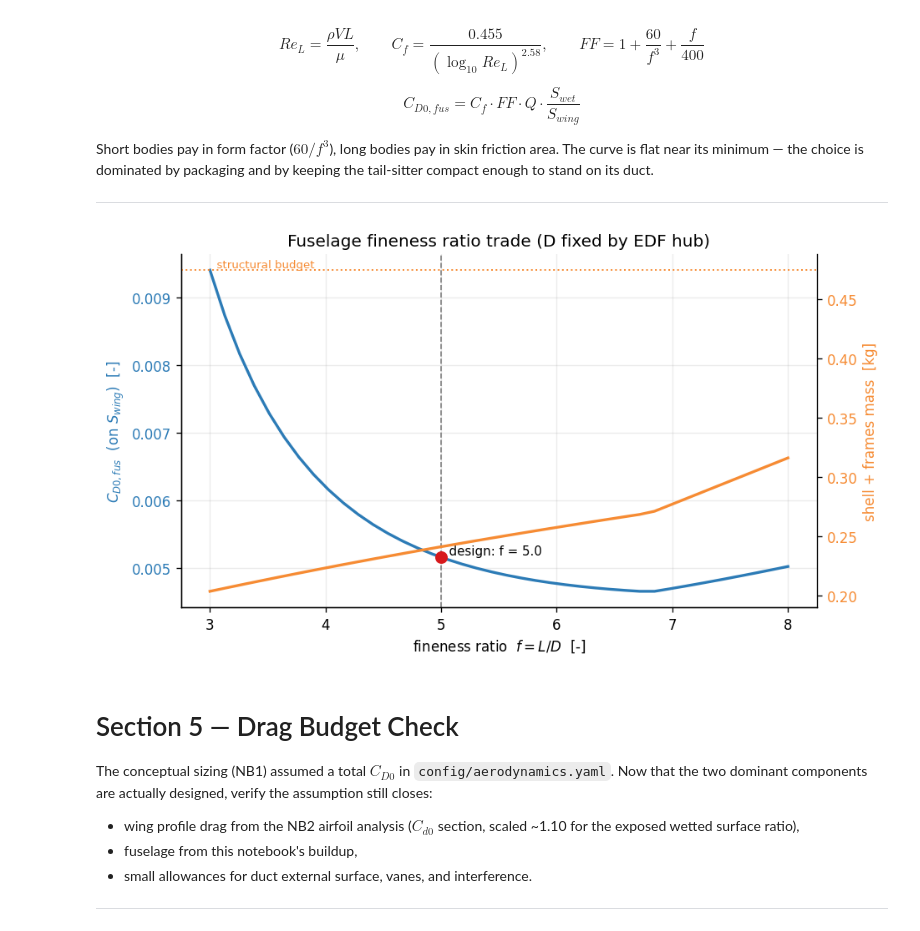
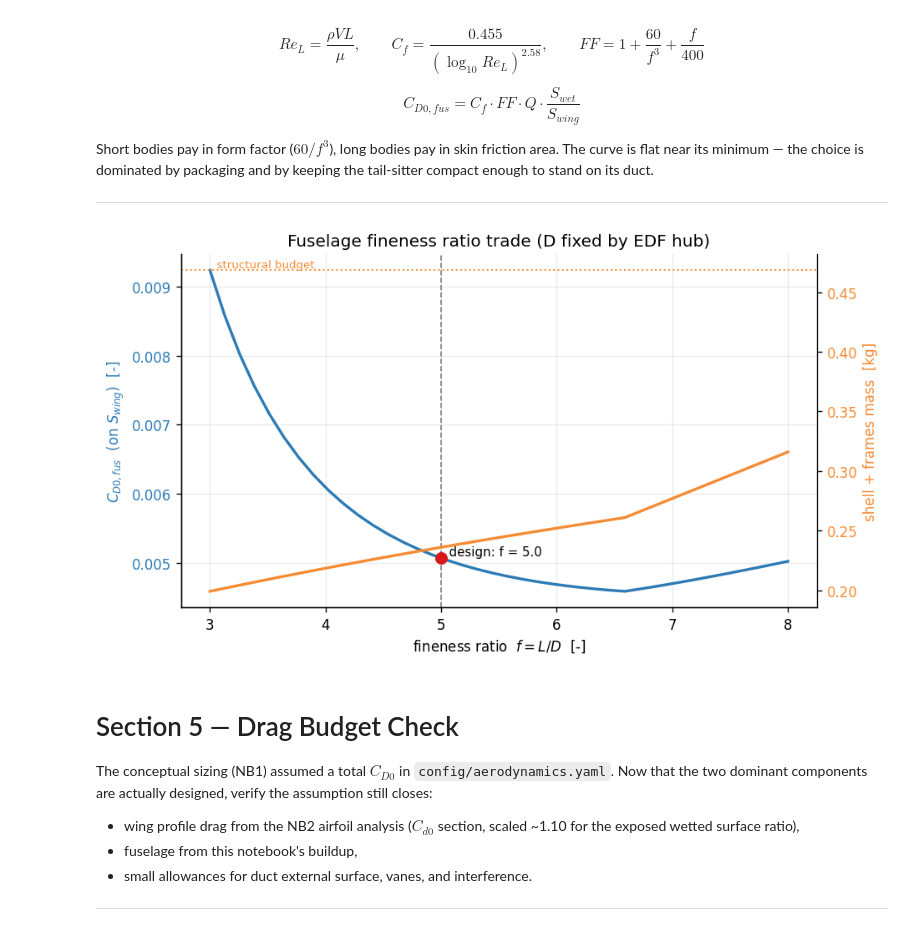
Before and after one commit to onurtuncer/vbat-uav-notebooks, a Jupyter notebook: notebooks/fuselage_design.ipynb, the cells around one changed output. Drawn from its saved outputs; the diff is of its cells as text; code cells hidden in the pictures.

```diff
--- a/notebooks/fuselage_design.ipynb
+++ b/notebooks/fuselage_design.ipynb
@@ -125,11 +127,15 @@ with open(OUT_PATH / "airfoil.yaml", "r") as f:
     af = yaml.safe_load(f)
 with open(OUT_PATH / "control_vanes.yaml", "r") as f:
     vanes = yaml.safe_load(f)
+with open(OUT_PATH / "aileron.yaml", "r") as f:
+    ail = yaml.safe_load(f)
 
 MTOW_kg      = result.m_total_kg
 chord_mean_m = result.wing.chord_mean
 S_wing       = result.wing.S_wing
 R_hub_m      = vanes["R_hub_m"]
+m_aileron_servo_kg   = ail["servo_mass_kg_each"]   * ail["n_ailerons"]
+m_aileron_linkage_kg = ail["linkage_mass_kg_each"] * ail["n_ailerons"]
 
 print(f"Converged MTOW : {MTOW_kg:.3f} kg")
 print(f"Battery        : {result.m_battery_kg:.3f} kg")
@@ -138,6 +144,8 @@ print(f"Avionics       : {result.m_avionics_kg:.3f} kg")
 print(f"D_rotor        : {rotor.D_rotor_m*1e3:.0f} mm   EDF hub radius : {R_hub_m*1e3:.1f} mm")
 print(f"Wing           : S = {S_wing:.4f} m^2,  b = {result.wing.b_wing:.3f} m,  MAC = {chord_mean_m*1e3:.1f} mm")
 print(f"Wing airfoil   : {af['designation']}")
+print(f"Aileron hw     : {(m_aileron_servo_kg + m_aileron_linkage_kg)*1e3:.1f} g "
+      f"(NB4 -- {ail['n_ailerons']} x servo + linkage)")
 # %% [output]
 Converged MTOW : 2.502 kg
 Battery        : 0.626 kg
@@ -242,6 +251,8 @@ fus = size_fuselage(
     S_vane_m2       = vanes["S_vane_m2"],
     hinge_xc        = vanes["hinge_xc"],
     chord_mean_m    = chord_mean_m,
+    m_aileron_servo_kg   = m_aileron_servo_kg,
+    m_aileron_linkage_kg = m_aileron_linkage_kg,
     V_cruise        = mission.V_cruise,
     rho             = env.rho,
     S_wing          = S_wing,
@@ -298,38 +309,41 @@ for fr in FR_sweep:
         R_hub_m=R_hub_m, D_rotor_m=rotor.D_rotor_m, c_vane_m=vanes["c_vane_m"],
         n_vanes=vanes["n_vanes"], S_vane_m2=vanes["S_vane_m2"],
         hinge_xc=vanes["hinge_xc"],
-        chord_mean_m=chord_mean_m, V_cruise=mission.V_cruise, rho=env.rho,
+        chord_mean_m=chord_mean_m,
+        m_aileron_servo_kg=m_aileron_servo_kg,
+        m_aileron_linkage_kg=m_aileron_linkage_kg,
+        V_cruise=mission.V_cruise, rho=env.rho,
         S_wing=S_wing, p=p_i,
     )
     cd0_sweep.append(f_i.CD0_fus)
     mshell_sweep.append(f_i.m_shell_kg)
 
 fig, ax1 = plt.subplots(figsize=(8, 4.5))
 ax1.plot(FR_sweep, cd0_sweep, color=C[0], lw=2, label=r"$C_{D0,fus}$")
 ax1.axvline(fus_p.fineness_ratio, color="gray", ls="--", lw=1)
 ax1.plot([fus.fineness], [fus.CD0_fus], "o", color=C[1], ms=8, zorder=5)
 ax1.annotate(f"  design: f = {fus.fineness:.1f}", (fus.fineness, fus.CD0_fus),
              fontsize=9, va="bottom")
 ax1.set_xlabel("fineness ratio  $f = L/D$  [-]")
 ax1.set_ylabel(r"$C_{D0,fus}$  (on $S_{wing}$)  [-]", color=C[0])
 ax1.tick_params(axis="y", labelcolor=C[0])
 
 ax2 = ax1.twinx()
 ax2.plot(FR_sweep, mshell_sweep, color=C[3], lw=2, label="shell mass")
 ax2.axhline(fus.m_struct_budget_kg, color=C[3], ls=":", lw=1.2)
 ax2.annotate("  structural budget", (FR_sweep[0], fus.m_struct_budget_kg),
              fontsize=8, color=C[3], va="bottom")
 ax2.set_ylabel("shell + frames mass  [kg]", color=C[3])
 ax2.tick_params(axis="y", labelcolor=C[3])
 ax2.spines.right.set_visible(True)
 ax2.grid(False)
 
 ax1.set_title("Fuselage fineness ratio trade (D fixed by EDF hub)")
 fig.tight_layout()
 fig.savefig(OUT_PATH / "fuselage_drag_trade.png", bbox_inches="tight")
 plt.show()
 # %% [output]
-[figure, old version]
+[figure, new version]
 # %% [markdown]
 # Section 5 — Drag Budget Check
 
```
Also changed, not shown: parts of 8 cells of this notebook, 25 other files.
